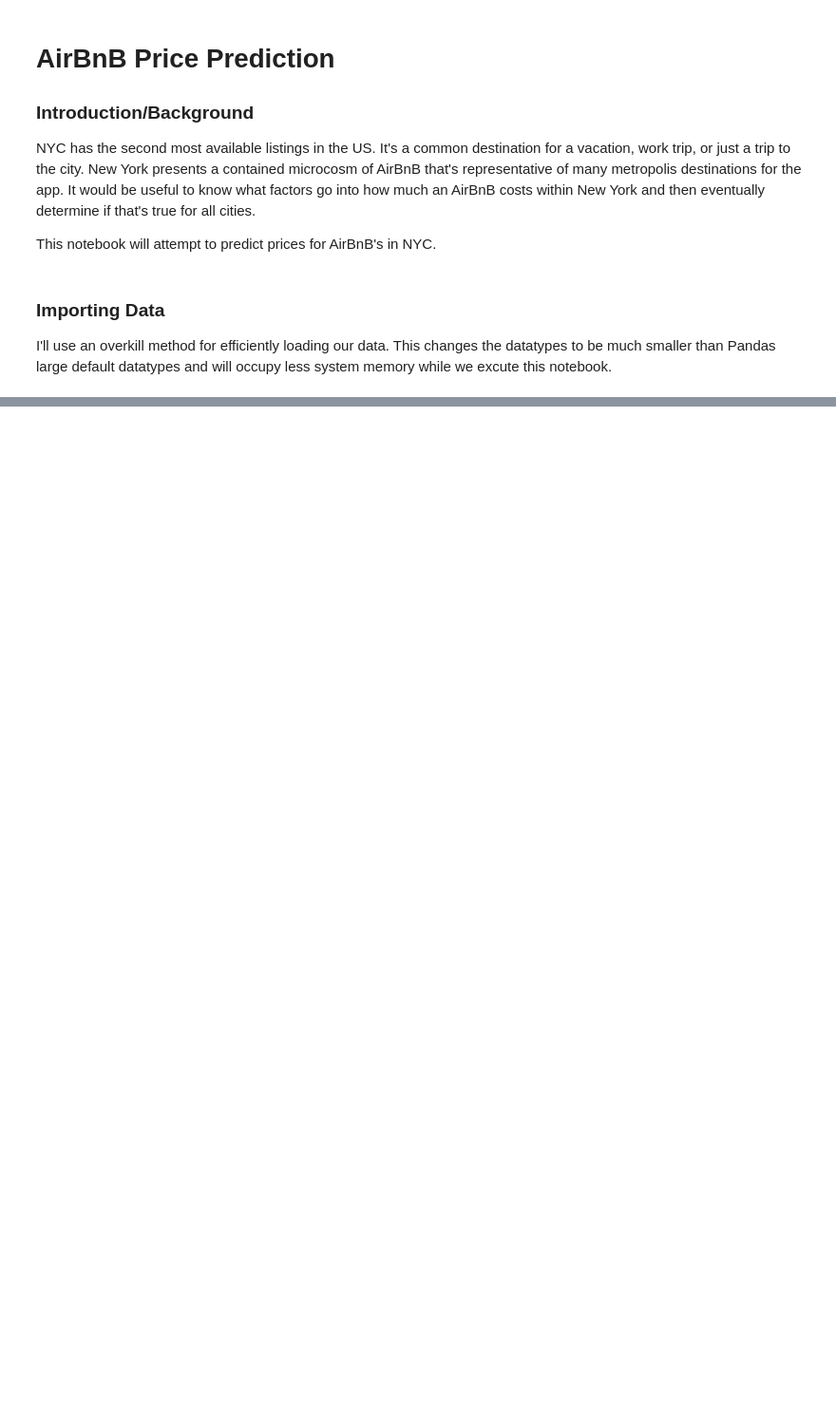
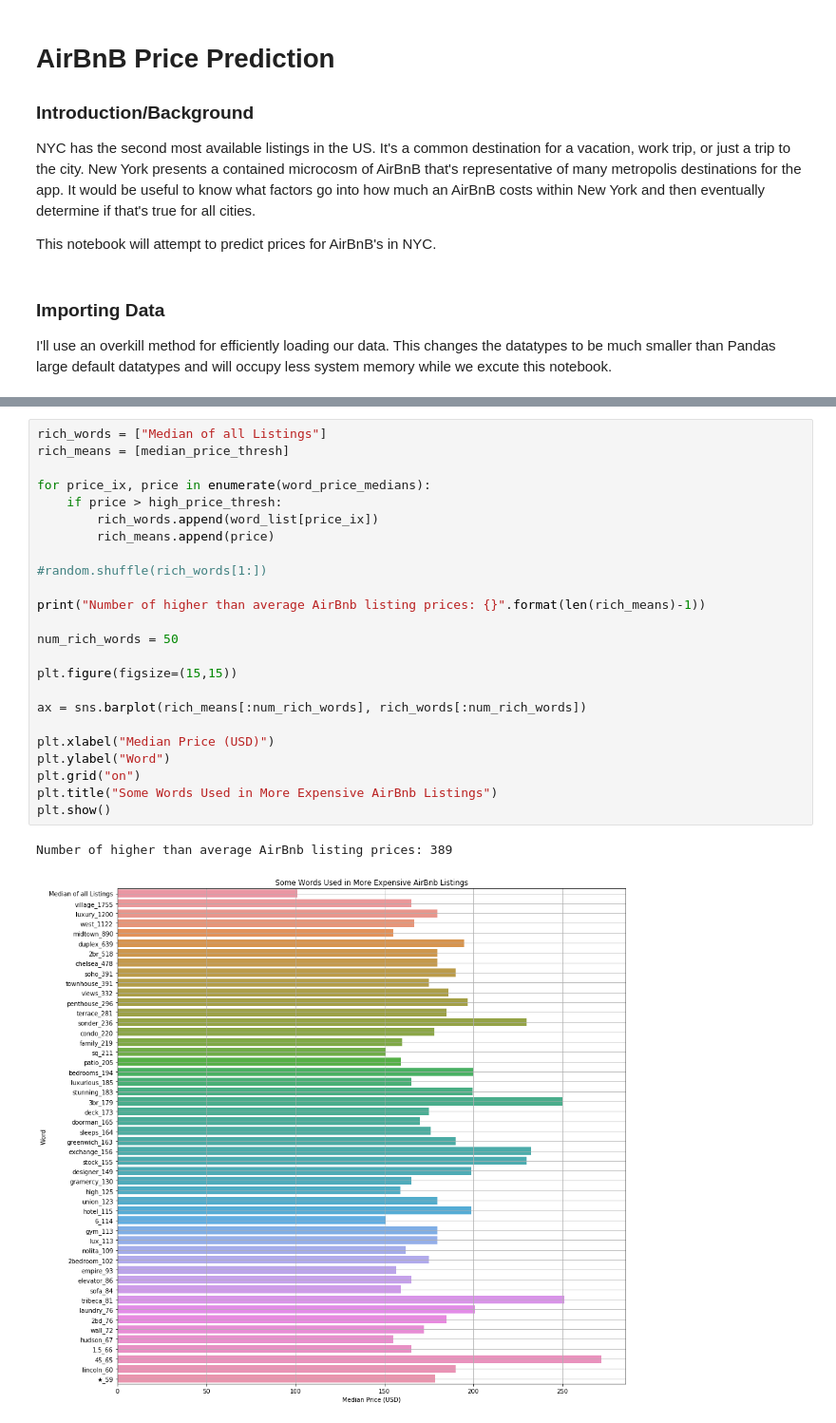
Before and after one commit to mickey-is-codin/airbnb, a Jupyter notebook: notebooks/price_prediction.ipynb, the cells around one changed output, grey strips where cells are left out. Shown: that part at 95% size. Drawn from its saved outputs; the diff is of its cells as text; blank space fills up the shorter version.

```diff
--- a/notebooks/price_prediction.ipynb
+++ b/notebooks/price_prediction.ipynb
@@ -149,0 +241,27 @@ It turns out that a lot of the AirBnB neighborhoods aren't exact. For example th
+# %%
+rich_words = ["Median of all Listings"]
+rich_means = [median_price_thresh]
+
+for price_ix, price in enumerate(word_price_medians):
+    if price > high_price_thresh:
+        rich_words.append(word_list[price_ix])
+        rich_means.append(price)
+
+#random.shuffle(rich_words[1:])
+
+print("Number of higher than average AirBnb listing prices: {}".format(len(rich_means)-1))
+
+num_rich_words = 50
+
+plt.figure(figsize=(15,15))
+
+ax = sns.barplot(rich_means[:num_rich_words], rich_words[:num_rich_words])
+
+plt.xlabel("Median Price (USD)")
+plt.ylabel("Word")
+plt.grid("on")
+plt.title("Some Words Used in More Expensive AirBnb Listings")
+plt.show()
+# %% [output]
+Number of higher than average AirBnb listing prices: 389
+[figure, added]
```
Also changed, not shown: parts of 23 cells of this notebook.
